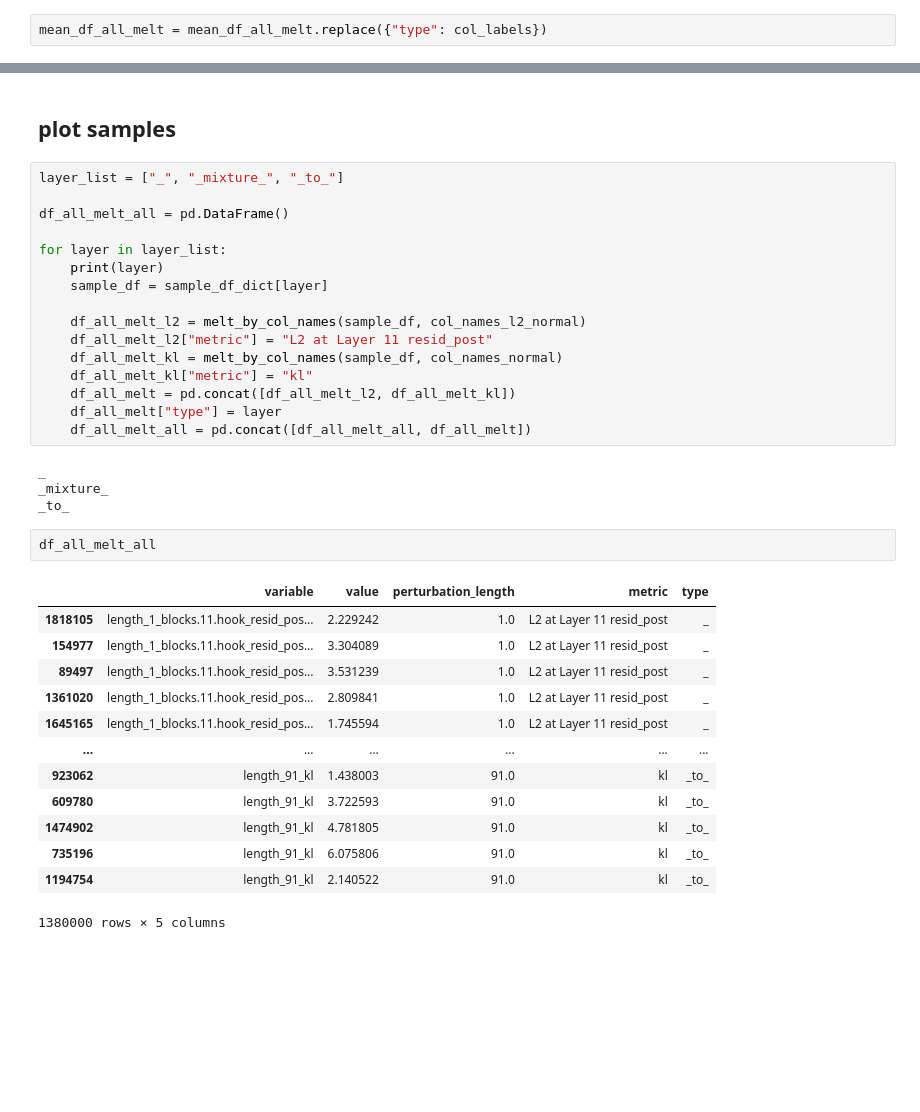
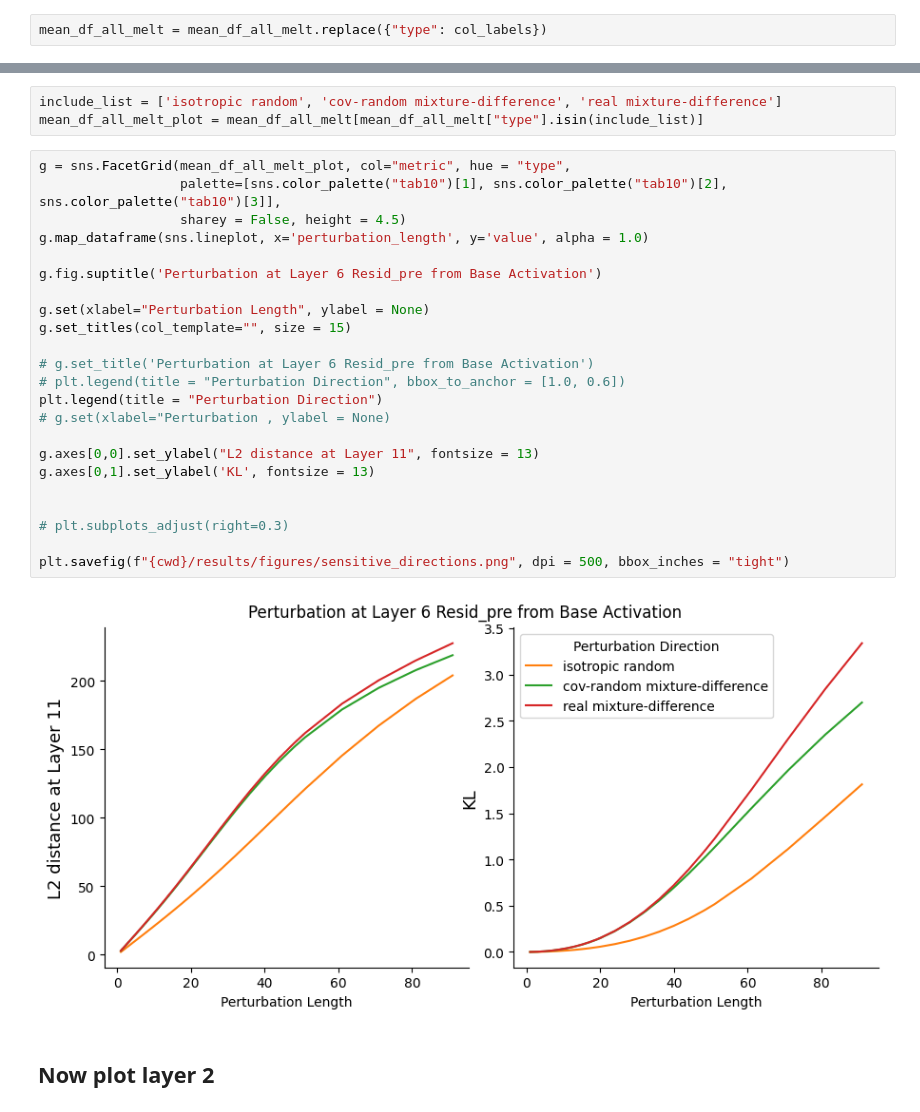
Before and after one commit to dajale423/error_pathology, a Jupyter notebook: notebooks/plotting/sensitive_directions.ipynb, the cells around one changed output, grey strips where cells are left out. Cells and saved outputs as stored; diff of their text form; blank space fills up the shorter version.

```diff
--- a/notebooks/plotting/sensitive_directions.ipynb
+++ b/notebooks/plotting/sensitive_directions.ipynb
@@ -101,38 +140,30 @@ plt.savefig(f"{cwd}/results/figures/sensitive_directions.png", dpi = 500, bbox_i
+# %%
+include_list = ['isotropic random', 'cov-random mixture-difference', 'real mixture-difference']
+mean_df_all_melt_plot = mean_df_all_melt[mean_df_all_melt["type"].isin(include_list)]
+# %%
+g = sns.FacetGrid(mean_df_all_melt_plot, col="metric", hue = "type",
+                  palette=[sns.color_palette("tab10")[1], sns.color_palette("tab10")[2], sns.color_palette("tab10")[3]],
+                  sharey = False, height = 4.5)
+g.map_dataframe(sns.lineplot, x='perturbation_length', y='value', alpha = 1.0)
+
+g.fig.suptitle('Perturbation at Layer 6 Resid_pre from Base Activation')
+
+g.set(xlabel="Perturbation Length", ylabel = None)
+g.set_titles(col_template="", size = 15)
+
+# g.set_title('Perturbation at Layer 6 Resid_pre from Base Activation')
+# plt.legend(title = "Perturbation Direction", bbox_to_anchor = [1.0, 0.6])
+plt.legend(title = "Perturbation Direction")
+# g.set(xlabel="Perturbation , ylabel = None)
+
+g.axes[0,0].set_ylabel("L2 distance at Layer 11", fontsize = 13)
+g.axes[0,1].set_ylabel('KL', fontsize = 13)
+
+
+# plt.subplots_adjust(right=0.3)
+
+plt.savefig(f"{cwd}/results/figures/sensitive_directions.png", dpi = 500, bbox_inches = "tight")
+# %% [output]
+[figure, added]
 # %% [markdown]
-## plot samples
+## Now plot layer 2
-# %%
-layer_list = ["_", "_mixture_", "_to_"]
-
-df_all_melt_all = pd.DataFrame()
-
-for layer in layer_list:
-    print(layer)
-    sample_df = sample_df_dict[layer]
-
-    df_all_melt_l2 = melt_by_col_names(sample_df, col_names_l2_normal)
-    df_all_melt_l2["metric"] = "L2 at Layer 11 resid_post"
-    df_all_melt_kl = melt_by_col_names(sample_df, col_names_normal)
-    df_all_melt_kl["metric"] = "kl"
-    df_all_melt = pd.concat([df_all_melt_l2, df_all_melt_kl])
-    df_all_melt["type"] = layer
-    df_all_melt_all = pd.concat([df_all_melt_all, df_all_melt])
-# %% [output]
-_
-_mixture_
-_to_
-# %%
-df_all_melt_all
-# %% [output]
-|  | variable | value | perturbation_length | metric | type |
-| 1818105 | length_1_blocks.11.hook_resid_pos... | 2.229242 | 1.0 | L2 at Layer 11 resid_post | _ |
-| 154977 | length_1_blocks.11.hook_resid_pos... | 3.304089 | 1.0 | L2 at Layer 11 resid_post | _ |
-| 89497 | length_1_blocks.11.hook_resid_pos... | 3.531239 | 1.0 | L2 at Layer 11 resid_post | _ |
-| 1361020 | length_1_blocks.11.hook_resid_pos... | 2.809841 | 1.0 | L2 at Layer 11 resid_post | _ |
-| 1645165 | length_1_blocks.11.hook_resid_pos... | 1.745594 | 1.0 | L2 at Layer 11 resid_post | _ |
-| ... | ... | ... | ... | ... | ... |
-| 923062 | length_91_kl | 1.438003 | 91.0 | kl | _to_ |
-| 609780 | length_91_kl | 3.722593 | 91.0 | kl | _to_ |
-| 1474902 | length_91_kl | 4.781805 | 91.0 | kl | _to_ |
-| 735196 | length_91_kl | 6.075806 | 91.0 | kl | _to_ |
-| 1194754 | length_91_kl | 2.140522 | 91.0 | kl | _to_ |
-1380000 rows × 5 columns
```
Also changed, not shown: parts of 29 cells of this notebook, 1 other file.
